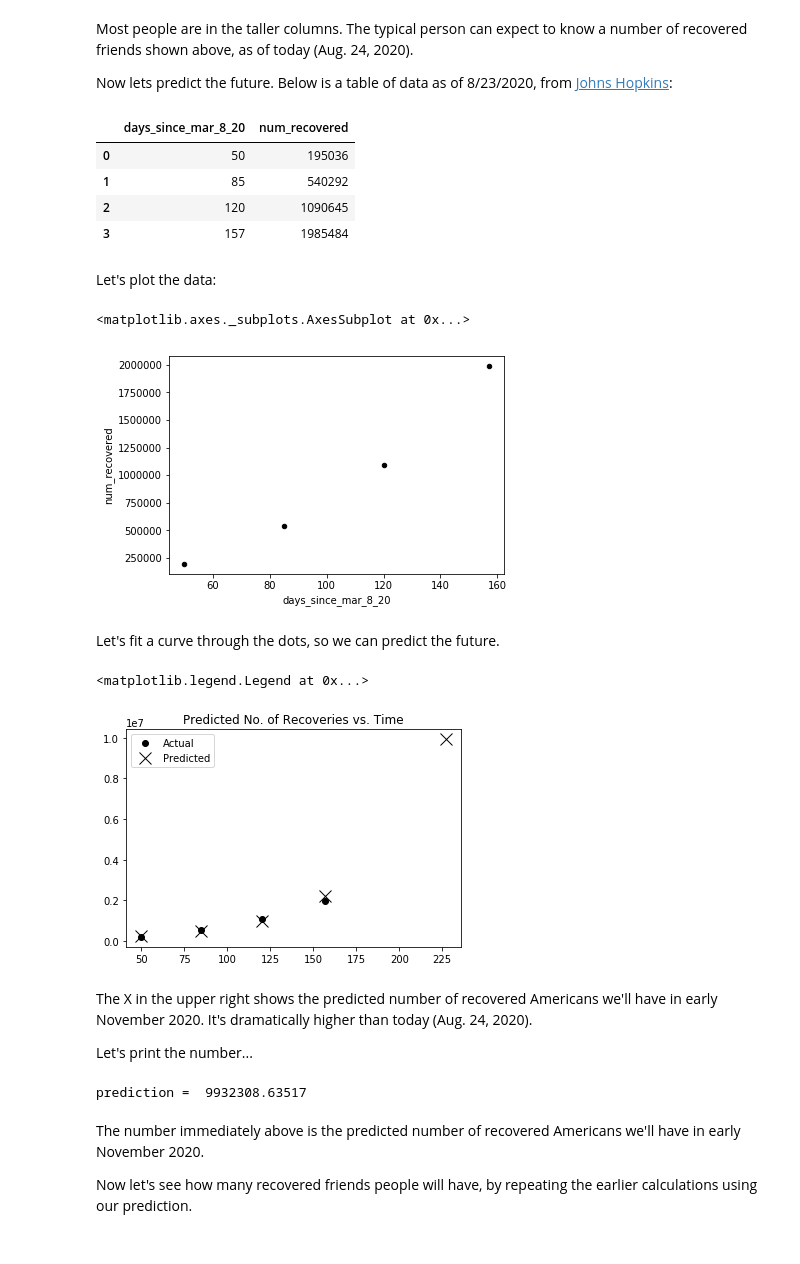
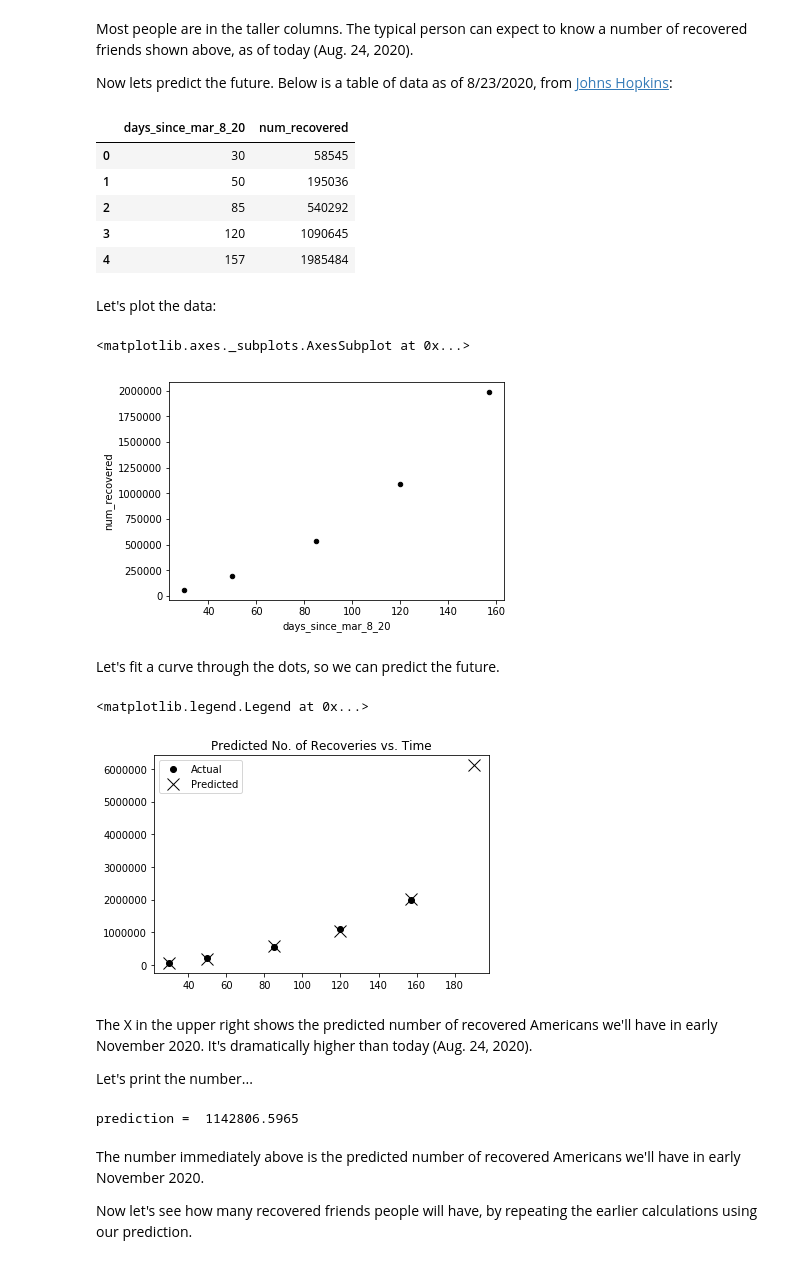
Before and after one commit to stanmohler/Covid19Notebook, a Jupyter notebook: Covid19Notebook.ipynb, the cells around one changed output. Saved outputs shown, nothing was run; the diff lists cells and outputs as text; code cells hidden in the pictures.

Commit message:
Improved exponential curve fit.  Corrected Binder URL.

```diff
--- a/Covid19Notebook.ipynb
+++ b/Covid19Notebook.ipynb
@@ -103,51 +103,52 @@ Most people are in the taller columns.  The typical person can expect to know a
 Now lets predict the future.  Below is a table of data as of 8/23/2020, from [Johns Hopkins](https://91-divoc.com/pages/covid-visualization):
 # %%
 import pandas as pd
-days_since_mar_8_20 = [50,85,120,157]
-num_recovered = [195036,540292,1090645,1985484]
+days_since_mar_8_20 = [30,50,85,120,157]
+num_recovered = [58545,195036,540292,1090645,1985484]
 df = pd.DataFrame()
 df['days_since_mar_8_20'] = days_since_mar_8_20
 df['num_recovered'] = num_recovered
 df
 # %% [output]
 |  | days_since_mar_8_20 | num_recovered |
-| 0 | 50 | 195036 |
-| 1 | 85 | 540292 |
-| 2 | 120 | 1090645 |
-| 3 | 157 | 1985484 |
+| 0 | 30 | 58545 |
+| 1 | 50 | 195036 |
+| 2 | 85 | 540292 |
+| 3 | 120 | 1090645 |
+| 4 | 157 | 1985484 |
 # %% [markdown]
 Let's plot the data:
 # %%
 df.plot(x='days_since_mar_8_20', y='num_recovered', kind='scatter', marker='o', color='black')
 # %% [output]
 <matplotlib.axes._subplots.AxesSubplot at 0x...>
-[figure, old version]
+[figure, new version]
 # %% [markdown]
 Let's fit a curve through the dots, so we can predict the future.
 # %%
 import pylab
 import math
 
 pylab.plot(days_since_mar_8_20, num_recovered, 'ko', label='Actual')
 
 log_num_recovered = []
 base = 2.0
 for y in num_recovered:
     log_num_recovered.append( math.log(y, base))
-fit = pylab.polyfit(days_since_mar_8_20, log_num_recovered, 1)
+fit = pylab.polyfit(days_since_mar_8_20, log_num_recovered, 3)
 
 t_future = days_since_mar_8_20[3] + 70
 days_since_mar_8_20.append(t_future)
 predicted_num_recovered = []
 for x in days_since_mar_8_20:
     predicted_num_recovered.append(base**pylab.polyval(fit, x))
 
 pylab.plot(days_since_mar_8_20, predicted_num_recovered, 'kx', label='Predicted', markeredgewidth=1, markersize = 12)
 pylab.title('Predicted No. of Recoveries vs. Time')
 pylab.legend(loc='upper left')
 # %% [output]
 <matplotlib.legend.Legend at 0x...>
-[figure, old version]
+[figure, new version]
 # %% [markdown]
 The X in the upper right shows the predicted number of recovered Americans we'll have in early November 2020.  It's dramatically higher than today (Aug. 24, 2020).
 
@@ -156,7 +157,7 @@ Let's print the number...
 predicted_num_recovered_nov_2020 = base**pylab.polyval(fit, days_since_mar_8_20[4])
 print('prediction = ', predicted_num_recovered_nov_2020 )
 # %% [output]
-prediction =  9932308.63517
+prediction =  1142806.5965
 # %% [markdown]
 The number immediately above is the predicted number of recovered Americans we'll have in early November 2020.
 
```
Also changed, not shown: parts of 1 cell of this notebook, 1 other file.
